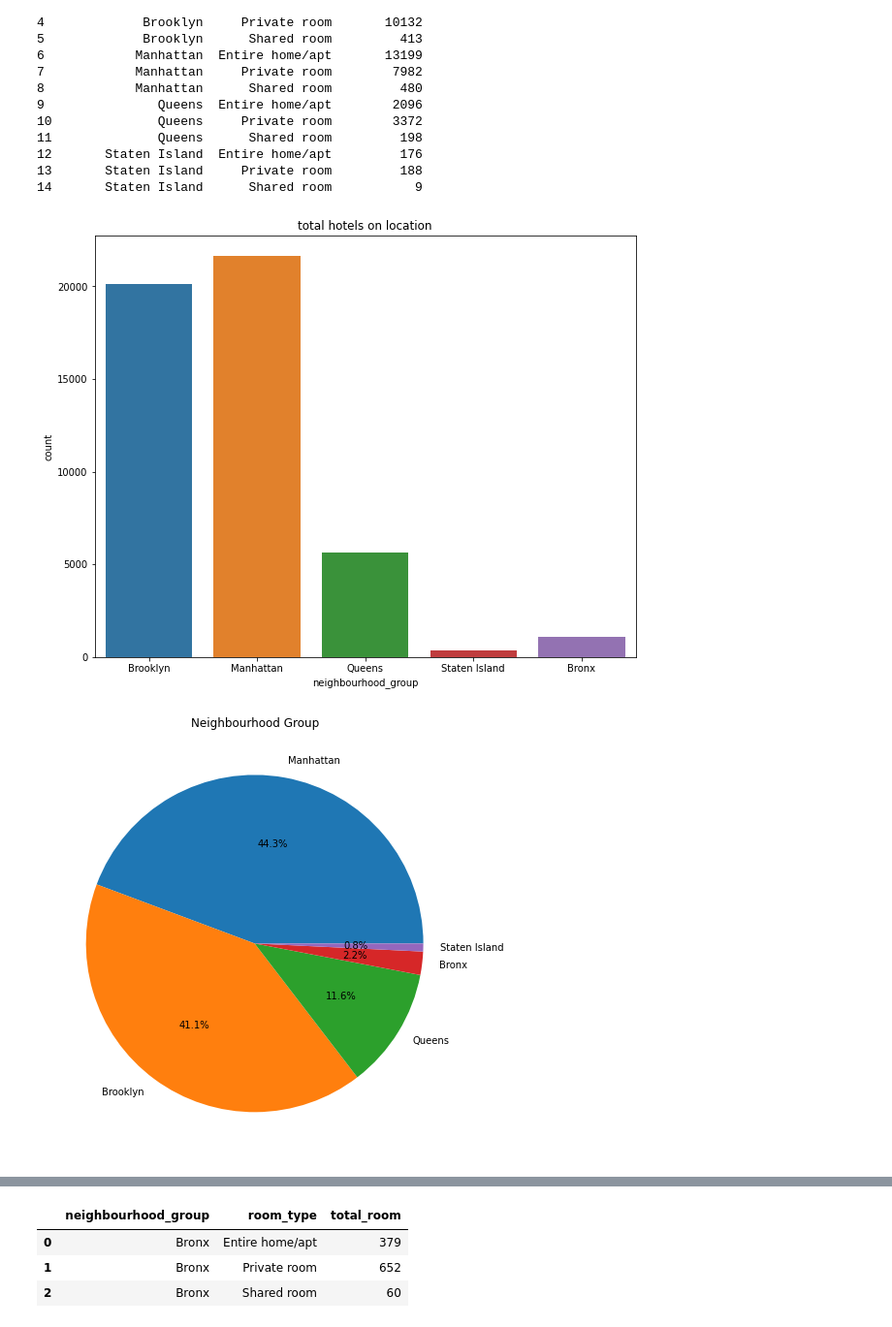
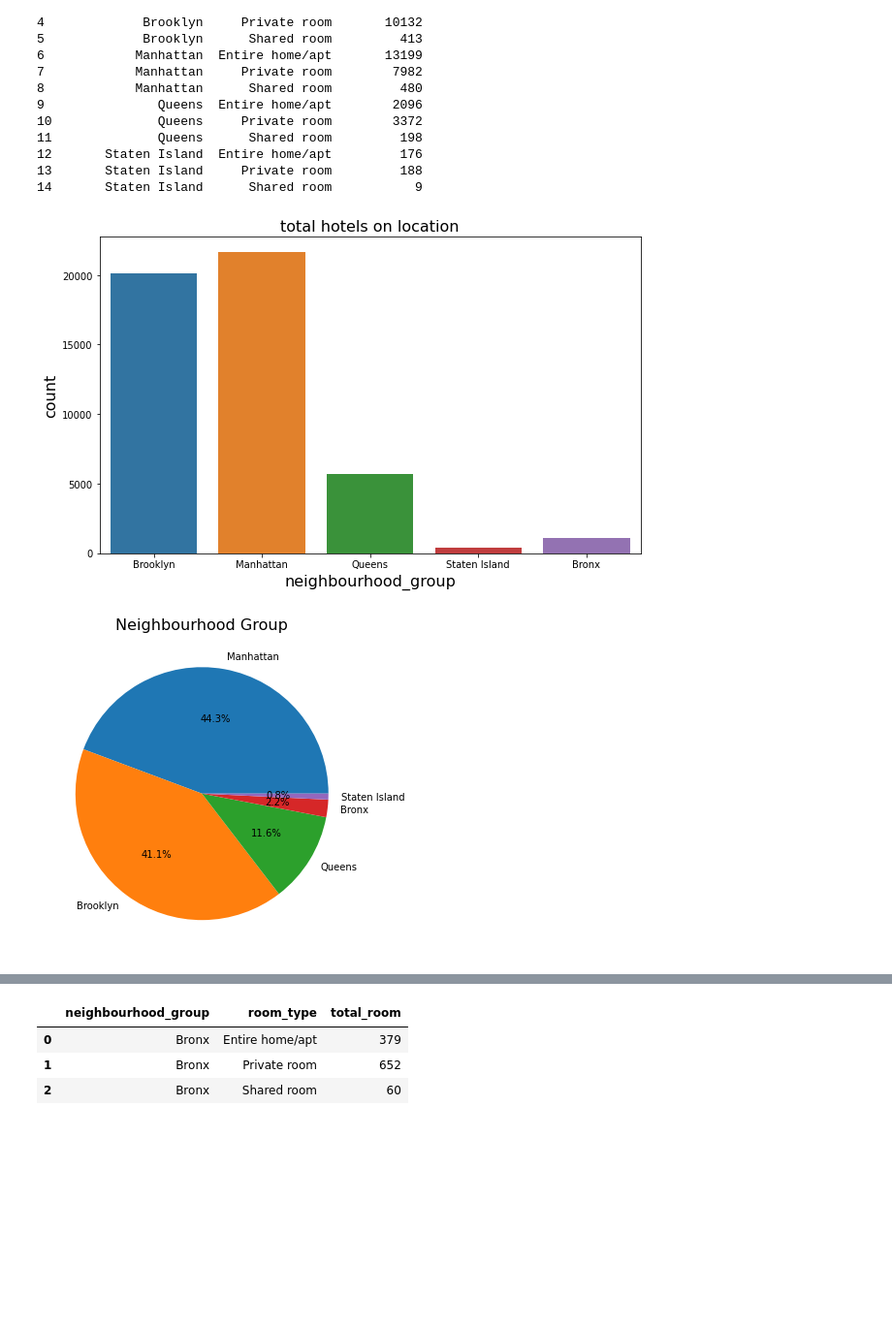
Before and after one commit to Navjotkhatri/Airbnb-Bookings-Analysis, a Jupyter notebook: EDA_Airbnb_Bookings_Analysis_Capstone_Project.ipynb, the cells around one changed output, grey strips where cells are left out. Shown: that part at 97% size. Cells and saved outputs as stored; diff of their text form; code cells hidden in the pictures; blank space fills up the shorter version.

```diff
--- a/EDA_Airbnb_Bookings_Analysis_Capstone_Project.ipynb
+++ b/EDA_Airbnb_Bookings_Analysis_Capstone_Project.ipynb
@@ -174,17 +174,19 @@ print (total_room_by_location)
 13       Staten Island     Private room         188
 14       Staten Island      Shared room           9
 # %%
-plt.figure(figsize=(10,8))
-plt.title("total hotels on location")
-sns.countplot(bnb.neighbourhood_group)
+plt.figure(figsize=(10,6))
+plt.title("total hotels on location",fontsize = 16)
+sns.countplot(data=bnb,x='neighbourhood_group')
+plt.xlabel("neighbourhood_group",fontsize = 16)
+plt.ylabel("count",fontsize = 16)
 plt.show()
 # %% [output]
-[figure, old version]
+[figure, new version]
 # %%
-plt.figure(figsize=(10,8))
-plt.title("Neighbourhood Group")
+plt.figure(figsize=(10,6))
+plt.title("Neighbourhood Group",fontsize = 16)
 plt.pie(bnb.neighbourhood_group.value_counts(), labels=bnb.neighbourhood_group.value_counts().index,autopct='%1.1f%%')
 plt.show()
 # %% [output]
-[figure, old version]
+[figure, new version]
 # %%
```
Also changed, not shown: parts of 14 cells of this notebook.
